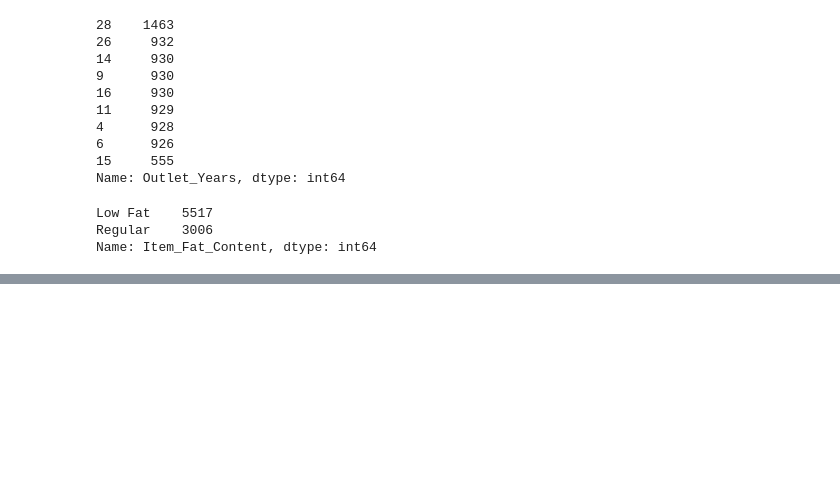
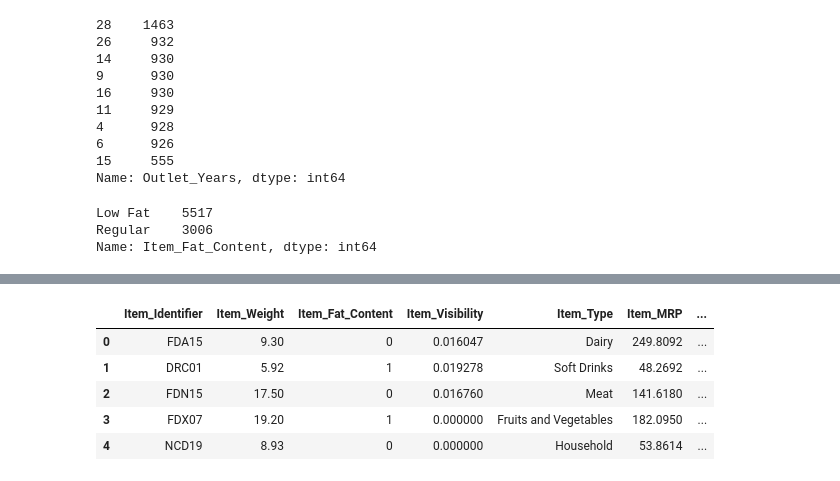
Before and after one commit to ShaunakSen/Data-Science-and-Machine-Learning, a Jupyter notebook: Machine_Learning_Interpretibility.ipynb, the cells around one changed output, grey strips where cells are left out. Drawn from its saved outputs; the diff is of its cells as text; code cells hidden in the pictures; blank space fills up the shorter version.

```diff
--- a/Machine_Learning_Interpretibility.ipynb
+++ b/Machine_Learning_Interpretibility.ipynb
@@ -160,4 +160,4 @@ df.head()
 # imputing missing values in Item_Weight by median and Outlet_Size with mode
 
 df['Item_Weight'].fillna(df['Item_Weight'].median(), inplace=True)
-df['Outlet_Size'].fillna(df['Outlet_Size'].mode(), inplace=True)
+df['Outlet_Size'].fillna(df['Outlet_Size'].mode().values[0], inplace=True)
@@ -222,0 +249,6 @@ Name: Item_Fat_Content, dtype: int64
+# %%
+# label encoding the ordinal variables
+le = LabelEncoder()
+df['Outlet'] = le.fit_transform(df['Outlet_Identifier'])
+
+df.head()
@@ -222,0 +262,14 @@ Name: Item_Fat_Content, dtype: int64
+# %%
+var_mod = ['Item_Fat_Content','Outlet_Location_Type','Outlet_Size','Item_Type_Combined','Outlet_Type','Outlet']
+le = LabelEncoder()
+for i in var_mod:
+  df[i] = le.fit_transform(df[i])
+# %%
+df.head()
+# %% [output]
+|  | Item_Identifier | Item_Weight | Item_Fat_Content | Item_Visibility | Item_Type | Item_MRP | ... |
+| 0 | FDA15 | 9.30 | 0 | 0.016047 | Dairy | 249.8092 | ... |
+| 1 | DRC01 | 5.92 | 1 | 0.019278 | Soft Drinks | 48.2692 | ... |
+| 2 | FDN15 | 17.50 | 0 | 0.016760 | Meat | 141.6180 | ... |
+| 3 | FDX07 | 19.20 | 1 | 0.000000 | Fruits and Vegetables | 182.0950 | ... |
+| 4 | NCD19 | 8.93 | 0 | 0.000000 | Household | 53.8614 | ... |
```
Also changed, not shown: parts of 24 cells of this notebook.
